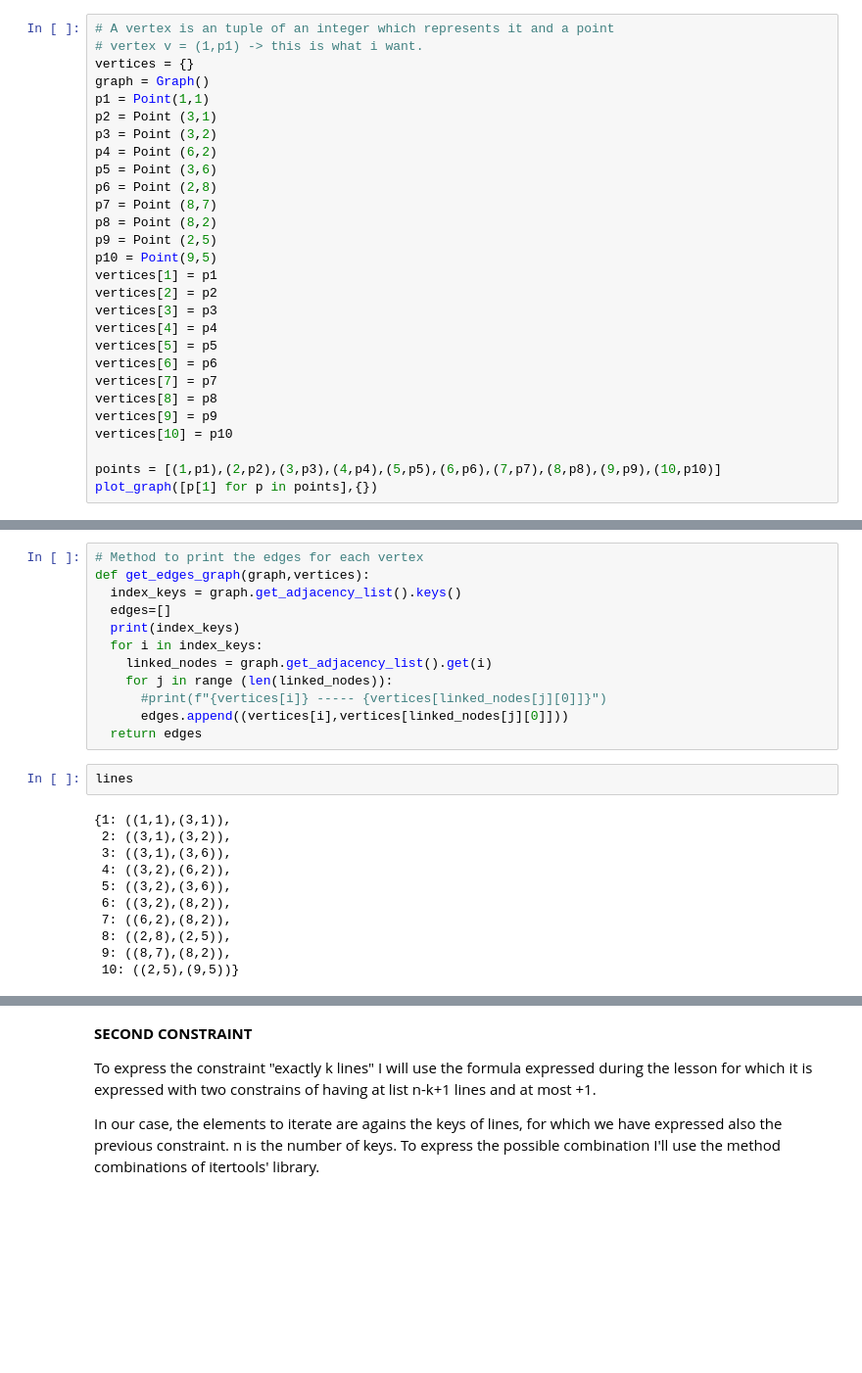
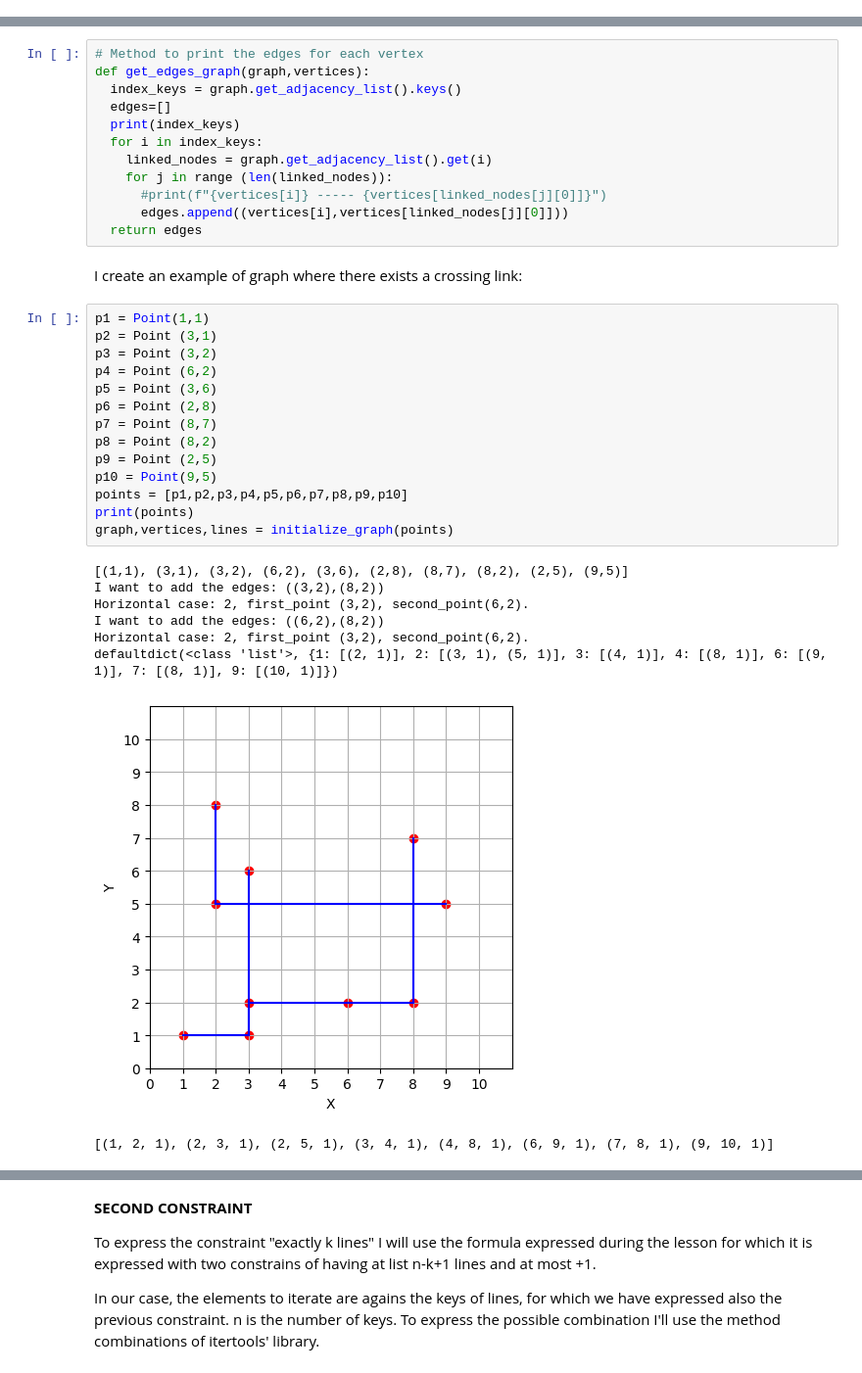
Before and after one commit to saso-gatto/Yashi-Game, a Jupyter notebook: KN_YashiGame.ipynb, the cells around one changed output, grey strips where cells are left out. Shown at 98% size. Cells and saved outputs as stored; diff of their text form; blank space fills up the shorter version.

```diff
--- a/KN_YashiGame.ipynb
+++ b/KN_YashiGame.ipynb
@@ -427,31 +333,3 @@ def KruskalUnionFind(G):
       mst.append((src,dest,weight)) # if so, we add them into our mst
       U.union(src,dest) # we update the union find data structure
   return mst
-# %%
-# A vertex is an tuple of an integer which represents it and a point
-# vertex v = (1,p1) -> this is what i want.
-vertices = {}
-graph = Graph()
-p1 = Point(1,1)
-p2 = Point (3,1)
-p3 = Point (3,2)
-p4 = Point (6,2)
-p5 = Point (3,6)
-p6 = Point (2,8)
-p7 = Point (8,7)
-p8 = Point (8,2)
-p9 = Point (2,5)
-p10 = Point(9,5)
-vertices[1] = p1
-vertices[2] = p2
-vertices[3] = p3
-vertices[4] = p4
-vertices[5] = p5
-vertices[6] = p6
-vertices[7] = p7
-vertices[8] = p8
-vertices[9] = p9
-vertices[10] = p10
-
-points = [(1,p1),(2,p2),(3,p3),(4,p4),(5,p5),(6,p6),(7,p7),(8,p8),(9,p9),(10,p10)]
-plot_graph([p[1] for p in points],{})
@@ -577,16 +504,28 @@ def get_edges_graph(graph,vertices):
       #print(f"{vertices[i]} ----- {vertices[linked_nodes[j][0]]}")
       edges.append((vertices[i],vertices[linked_nodes[j][0]]))
   return edges
-# %%
-lines
-# %% [output]
-{1: ((1,1),(3,1)),
- 2: ((3,1),(3,2)),
- 3: ((3,1),(3,6)),
- 4: ((3,2),(6,2)),
- 5: ((3,2),(3,6)),
- 6: ((3,2),(8,2)),
- 7: ((6,2),(8,2)),
- 8: ((2,8),(2,5)),
- 9: ((8,7),(8,2)),
- 10: ((2,5),(9,5))}
+# %% [markdown]
+I create an example of graph where there exists a crossing link:
+# %%
+p1 = Point(1,1)
+p2 = Point (3,1)
+p3 = Point (3,2)
+p4 = Point (6,2)
+p5 = Point (3,6)
+p6 = Point (2,8)
+p7 = Point (8,7)
+p8 = Point (8,2)
+p9 = Point (2,5)
+p10 = Point(9,5)
+points = [p1,p2,p3,p4,p5,p6,p7,p8,p9,p10]
+print(points)
+graph,vertices,lines = initialize_graph(points)
+# %% [output]
+[(1,1), (3,1), (3,2), (6,2), (3,6), (2,8), (8,7), (8,2), (2,5), (9,5)]
+I want to add the edges: ((3,2),(8,2))
+Horizontal case: 2, first_point (3,2), second_point(6,2).
+I want to add the edges: ((6,2),(8,2))
+Horizontal case: 2, first_point (3,2), second_point(6,2).
+defaultdict(<class 'list'>, {1: [(2, 1)], 2: [(3, 1), (5, 1)], 3: [(4, 1)], 4: [(8, 1)], 6: [(9, 1)], 7: [(8, 1)], 9: [(10, 1)]})
+[figure, added]
+[(1, 2, 1), (2, 3, 1), (2, 5, 1), (3, 4, 1), (4, 8, 1), (6, 9, 1), (7, 8, 1), (9, 10, 1)]
```
Also changed, not shown: parts of 25 cells of this notebook.
